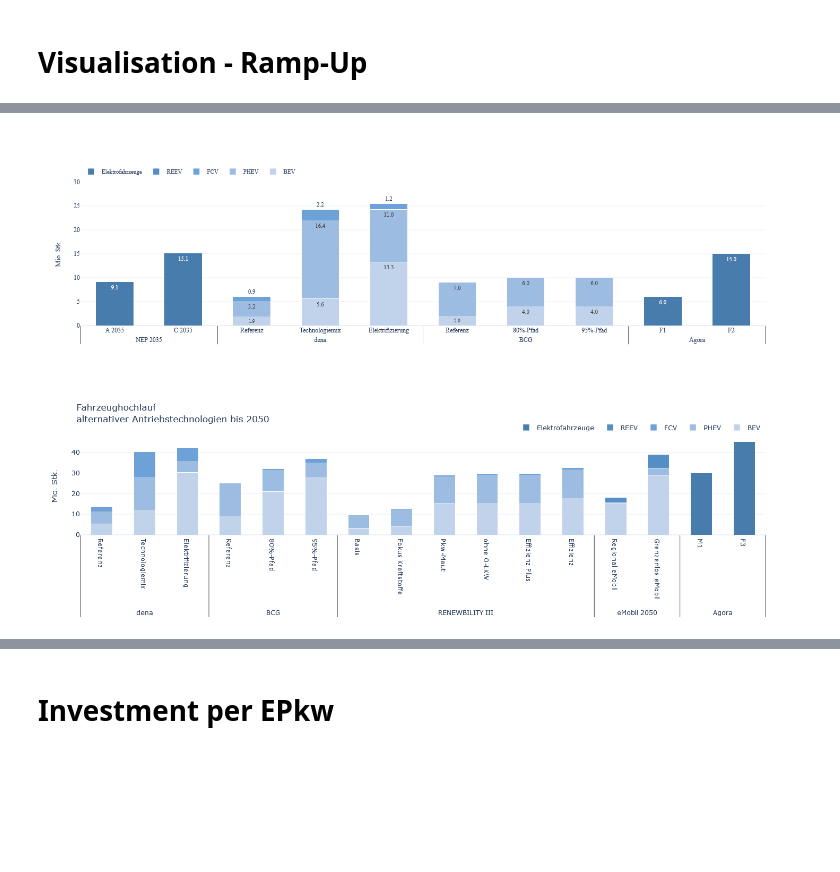
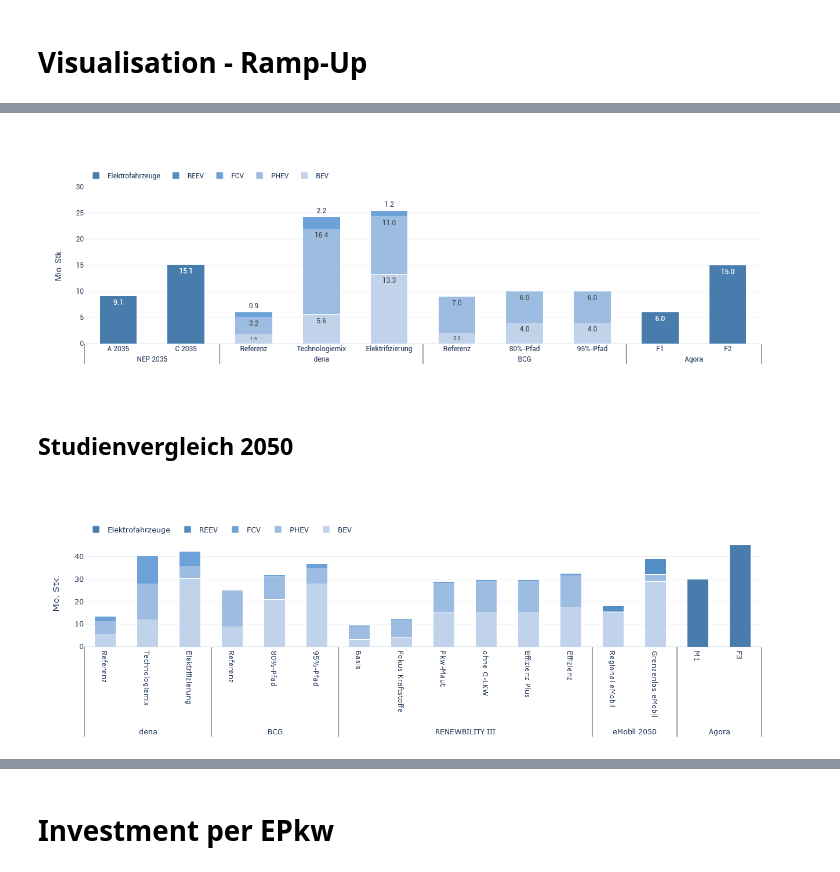
Before and after one commit to pablogallardoruiz/vis-recherche, a Jupyter notebook: python/vis_studyData.ipynb, the cells around one changed output, grey strips where cells are left out. Drawn from its saved outputs; the diff is of its cells as text; code cells hidden in the pictures; blank space fills up the shorter version.

```diff
--- a/python/vis_studyData.ipynb
+++ b/python/vis_studyData.ipynb
@@ -37,18 +94,6 @@ width_ppt = 17.64
 df_DS_CAPEX = pd.read_excel(DataPath + 'DS_CAPEX.xlsx', parse_dates=[2], index_col=[0,1,2])
 # %%
 df_DS_CAPEX_2050 = df_DS_CAPEX.loc[:,:,'2050-01-01']
-# %%
-RLI_CMAP_CORPORATE_DESIGN = ['rgba(000, 046, 080, 1.0)',
-                             'rgba(051, 088, 115, 1.0)',
-                             'rgba(102, 130, 150, 1.0)',
-                             'rgba(153, 171, 185, 1.0)',
-                             'rgba(204, 213, 220, 1.0)']
-RLI_CMAP_PRES = ['rgba(193, 211, 234, 1.0)',
-                 'rgba(157, 188, 225, 1.0)',
-                 'rgba(108, 162, 215, 1.0)',
-                 'rgba(083, 142, 196, 1.0)',
-                 'rgba(072, 124, 172, 1.0)',
-                 'rgba(058, 101, 141, 1.0)']
 # %%
 xlabels = [list(df_DS_CAPEX_2050.index.get_level_values(0)),
            list(df_DS_CAPEX_2050.index.get_level_values(1)),
@@ -99,6 +138,8 @@ fig.show()
 # Visualisation - Ramp-Up
 # %%
 # Read data
-df_RampUp = pd.read_excel(DataPath + 'RampUp_simple.xlsx', parse_dates=[2], index_col=[0,1,2])
+df_RampUp = pd.read_excel(DataPath + 'RampUp_simple.xlsx', parse_dates=[4], index_col=[2,3,4])
+df_RampUp = df_RampUp.drop(['StudieLang', 'cite'], axis=1)
 df_RampUp_MA = pd.read_excel(DataPath + 'RampUp_MA.xlsx', parse_dates=[2], index_col=[0,1,2])
-df_RampUp_BEV = pd.read_excel(DataPath + 'RampUp_BEV.xlsx')#, index_col=[0])
+df_RampUp_BEV = pd.read_excel(DataPath + 'RampUp_BEV.xlsx')
+df_RampUp_PHEV = pd.read_excel(DataPath + 'RampUp_PHEV.xlsx')
@@ -207,57 +235,41 @@ for idx, tech in enumerate(df_RampUp_MA_2030.columns):
             y=df_RampUp_MA_2030[tech],
             x=xlabels,
             text=df_RampUp_MA_2030[tech],
             textposition='auto',
             textangle=0,
             texttemplate='%{text:.1f}',
             name=tech,
             showlegend=True,
             marker_color=RLI_CMAP_PRES[idx],
             width=0.55,
         )
     )
 
 # specify layout
 fig.update_layout(
-    font=dict(
-        family='Latin Modern Roman',
-        size=11,
-    ),
     yaxis=dict(
         titlefont_size=16,
         tickfont_size=12,
         title="Mio. Stk.",
         showspikes=True,
         range=[0,30],
     ),
-    xaxis=dict(
-        titlefont_size=16,
-        tickfont_size=12),
-    legend=dict(
-        orientation="h",
-        yanchor="bottom",
-        y=1.02,
-        xanchor="left",
-        x=0
-    ),
+    xaxis=xaxis,
+    legend=toplegend,
     template='plotly_white',
     barmode='stack',
 )
 
 
-fig.write_image(
-    "images/RampUp_MA-2030.svg",
-    width = width_A4*ppcm,
-)
-fig.write_image(
-    "images/RampUp_MA-2030.pdf",
-    width = width_A4*ppcm
-)
-fig.write_html("images/RampUp_MA-2030.html")
+WriteLMR("RampUp-2030-Focus")
+
+WriteRoboto("RampUp-2030-Focus")
 
 fig.show()
 # %% [output]
-[figure, old version]
+[figure, new version]
+# %% [markdown]
+## Studienvergleich 2050
 # %%
 # 2050 data
 df_RampUp_2050 = df_RampUp.loc[:,:,'2050-01-01']
@@ -286,32 +298,20 @@ for idx, tech in enumerate(df_RampUp_2050.columns):
 
 # specify layout
 fig.update_layout(
+    xaxis=xaxis,
     yaxis=dict(
         titlefont_size=16,
         tickfont_size=12,
         title="Mio. Stk.",
         showspikes=True),
-    legend=dict(
-        orientation="h",
-        yanchor="bottom",
-        y=1.02,
-        xanchor="right",
-        x=1
-    ),
-    title_text='Fahrzeughochlauf<br>alternativer Antriebstechnologien bis 2050',
+    legend=toplegend,
     template='plotly_white',
     barmode='stack'
 )
 
-fig.write_image(
-    "images/RampUp-2050.svg",
-    width = width_ppt*ppcm,
-)
-fig.write_html("images/RampUp-2050.html")
-
 fig.show()
 # %% [output]
-[figure, old version]
+[figure, new version]
 # %%
 # 2050 data
 df_RampUp_MA_2050 = df_RampUp_MA.loc[:,:,'2050-01-01']
```
Also changed, not shown: parts of 30 cells of this notebook.
